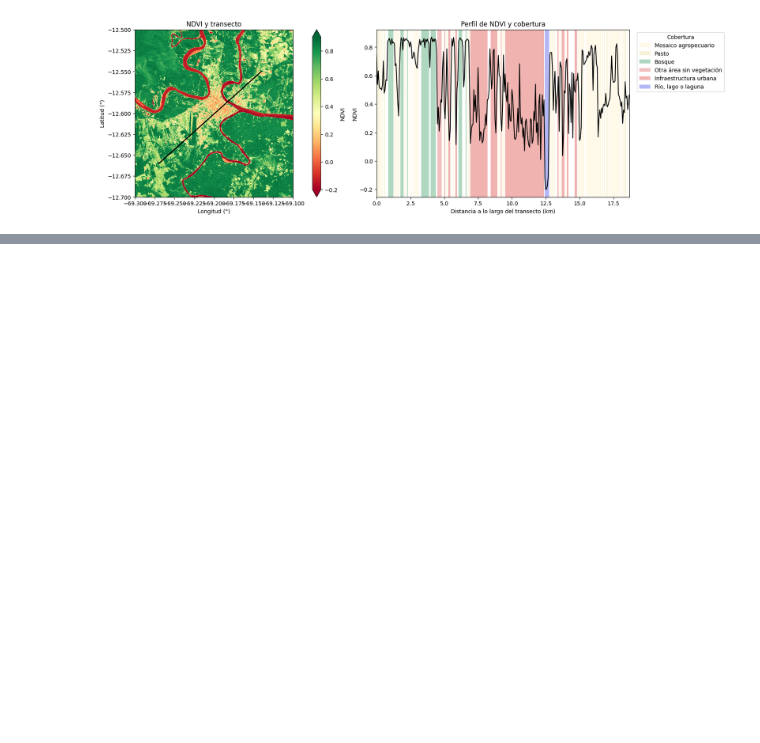
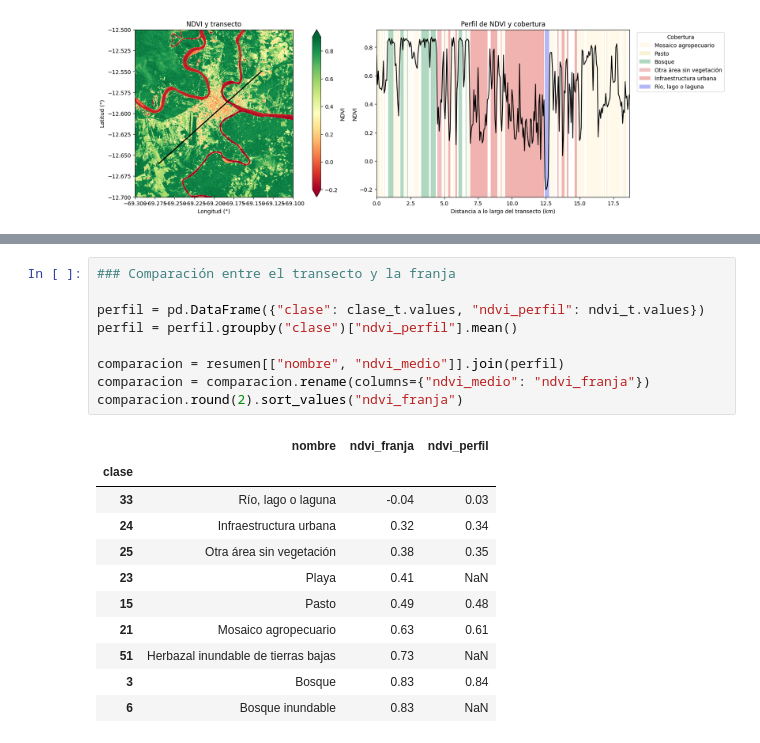
Before and after one commit to laurapaccini/1GE020, a Jupyter notebook: ejercicios_aplicados/cobertura_ndvi.ipynb, the cells around one changed output, grey strips where cells are left out. Drawn from its saved outputs; the diff is of its cells as text; blank space fills up the shorter version.

```diff
--- a/ejercicios_aplicados/cobertura_ndvi.ipynb
+++ b/ejercicios_aplicados/cobertura_ndvi.ipynb
@@ -245,0 +307,21 @@ plt.show()
+# %%
+### Comparación entre el transecto y la franja
+
+perfil = pd.DataFrame({"clase": clase_t.values, "ndvi_perfil": ndvi_t.values})
+perfil = perfil.groupby("clase")["ndvi_perfil"].mean()
+
+comparacion = resumen[["nombre", "ndvi_medio"]].join(perfil)
+comparacion = comparacion.rename(columns={"ndvi_medio": "ndvi_franja"})
+comparacion.round(2).sort_values("ndvi_franja")
+# %% [output]
+|  | nombre | ndvi_franja | ndvi_perfil |
+| clase |  |  |  |
+| 33 | Río, lago o laguna | -0.04 | 0.03 |
+| 24 | Infraestructura urbana | 0.32 | 0.34 |
+| 25 | Otra área sin vegetación | 0.38 | 0.35 |
+| 23 | Playa | 0.41 | NaN |
+| 15 | Pasto | 0.49 | 0.48 |
+| 21 | Mosaico agropecuario | 0.63 | 0.61 |
+| 51 | Herbazal inundable de tierras bajas | 0.73 | NaN |
+| 3 | Bosque | 0.83 | 0.84 |
+| 6 | Bosque inundable | 0.83 | NaN |
```
Also changed, not shown: parts of 8 cells of this notebook.
